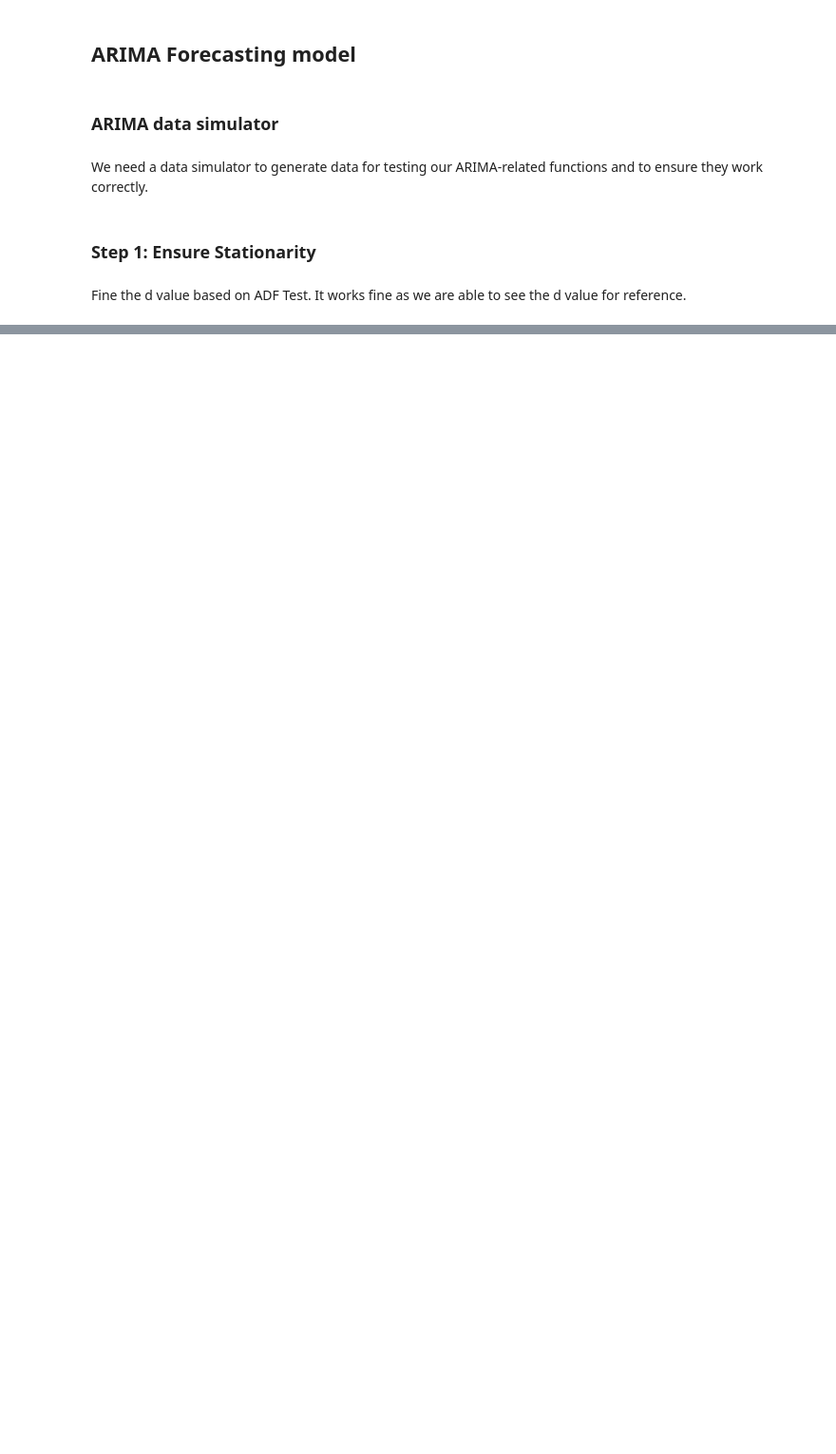
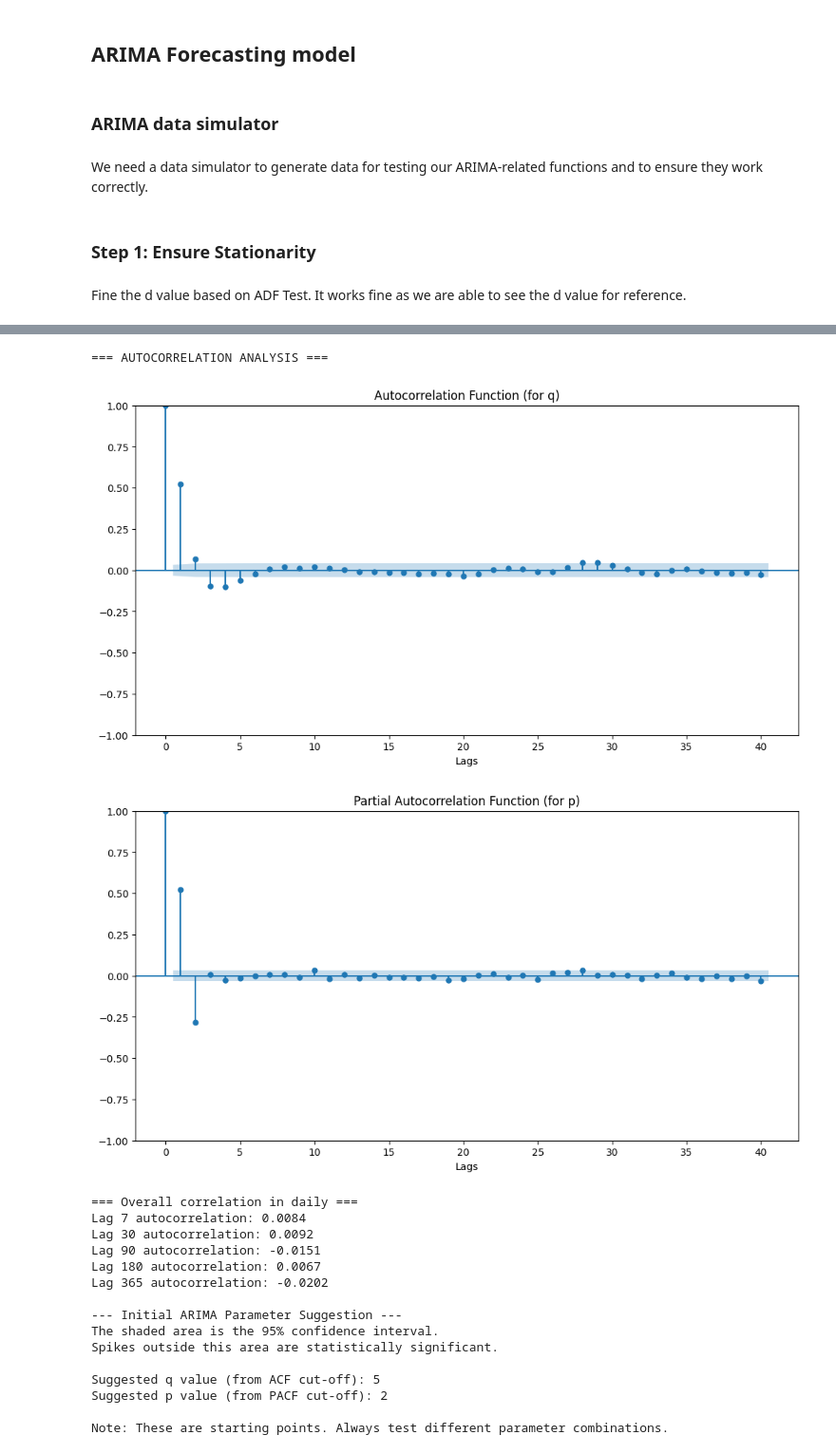
Before and after one commit to dcrowTMH/stat_test, a Jupyter notebook: time_series_data_forecast.ipynb, the cells around one changed output, grey strips where cells are left out. Shown at 95% size. Saved outputs shown, nothing was run; the diff lists cells and outputs as text; code cells hidden in the pictures; blank space fills up the shorter version.

```diff
--- a/time_series_data_forecast.ipynb
+++ b/time_series_data_forecast.ipynb
@@ -440,0 +439,5 @@ Testing with d = 2...
+# %%
+# Generate data for p = 2 situation
+df_p2 = simulator.generate_arima_data(d=0, p_coeffs=[0.7, -0.3])
+# %%
+time_series_forecastor = TimeSeriesForcastor(df_p2, date_column = 'date', value_column = 'value')
@@ -440,0 +449,3 @@ Testing with d = 2...
+# %%
+# make sure the time series become stationary
+d, ts = time_series_forecastor.find_d_parameter()
@@ -440,0 +457,21 @@ Testing with d = 2...
+# %%
+q, p = time_series_forecastor.autocorrelation_analysis(diffed_ts=ts, find_pq=True)
+# %% [output]
+=== AUTOCORRELATION ANALYSIS ===
+[figure, added]
+[figure, added]
+=== Overall correlation in daily ===
+Lag 7 autocorrelation: 0.0084
+Lag 30 autocorrelation: 0.0092
+Lag 90 autocorrelation: -0.0151
+Lag 180 autocorrelation: 0.0067
+Lag 365 autocorrelation: -0.0202
+
+--- Initial ARIMA Parameter Suggestion ---
+The shaded area is the 95% confidence interval.
+Spikes outside this area are statistically significant.
+
+Suggested q value (from ACF cut-off): 5
+Suggested p value (from PACF cut-off): 2
+
+Note: These are starting points. Always test different parameter combinations.
```
Also changed, not shown: parts of 26 cells of this notebook.
